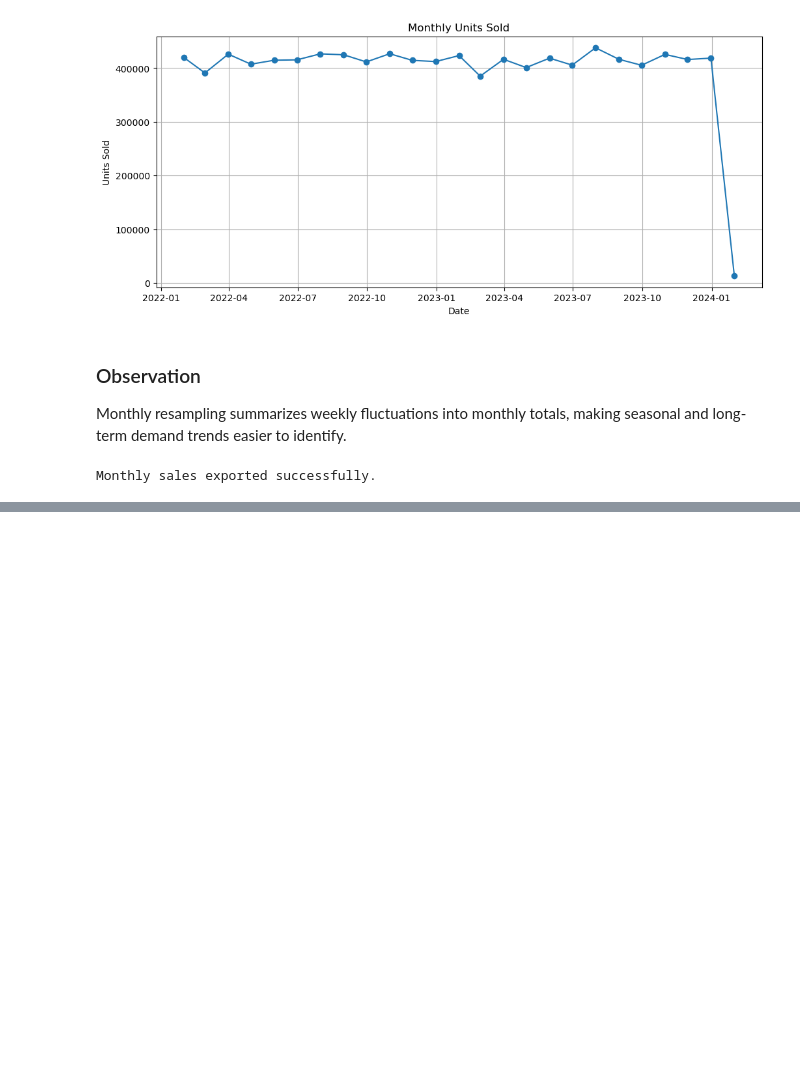
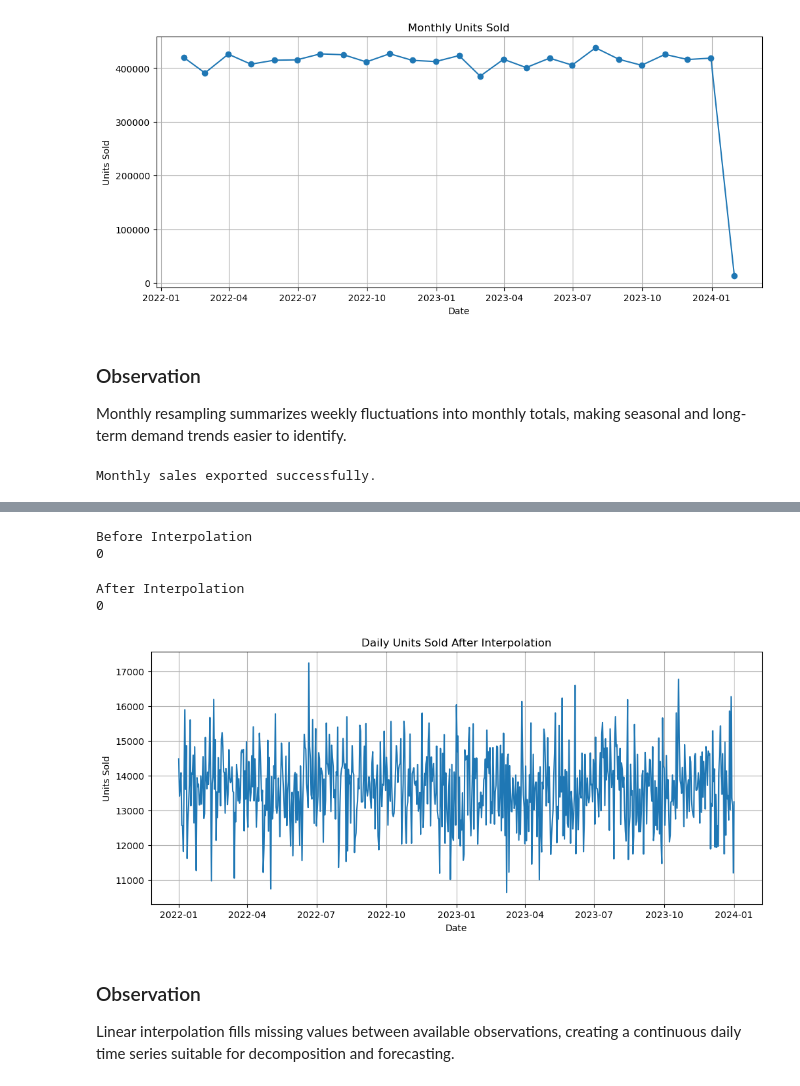
Before and after one commit to dharani-malla/Supply-Chain-Analytics-Demand-Forecasting-Anamoly-Detection, a Jupyter notebook: Week1_TimeSeries_Processing.ipynb, the cells around one changed output, grey strips where cells are left out. Drawn from its saved outputs; the diff is of its cells as text; code cells hidden in the pictures; blank space fills up the shorter version.

```diff
--- a/Week1_TimeSeries_Processing.ipynb
+++ b/Week1_TimeSeries_Processing.ipynb
@@ -178,0 +183,36 @@ Monthly sales exported successfully.
+# %%
+daily_sales = df["Units Sold"].resample("D").sum()
+
+print("Before Interpolation")
+print(daily_sales.isna().sum())
+# %% [output]
+Before Interpolation
+0
+# %%
+daily_sales = daily_sales.interpolate(method="linear")
+
+print("After Interpolation")
+print(daily_sales.isna().sum())
+# %% [output]
+After Interpolation
+0
+# %%
+plt.figure(figsize=(12,5))
+
+plt.plot(daily_sales)
+
+plt.title("Daily Units Sold After Interpolation")
+
+plt.xlabel("Date")
+
+plt.ylabel("Units Sold")
+
+plt.grid(True)
+
+plt.show()
+# %% [output]
+[figure, added]
+# %% [markdown]
+### Observation
+
+Linear interpolation fills missing values between available observations, creating a continuous daily time series suitable for decomposition and forecasting.
```
Also changed, not shown: parts of 1 cell of this notebook.
